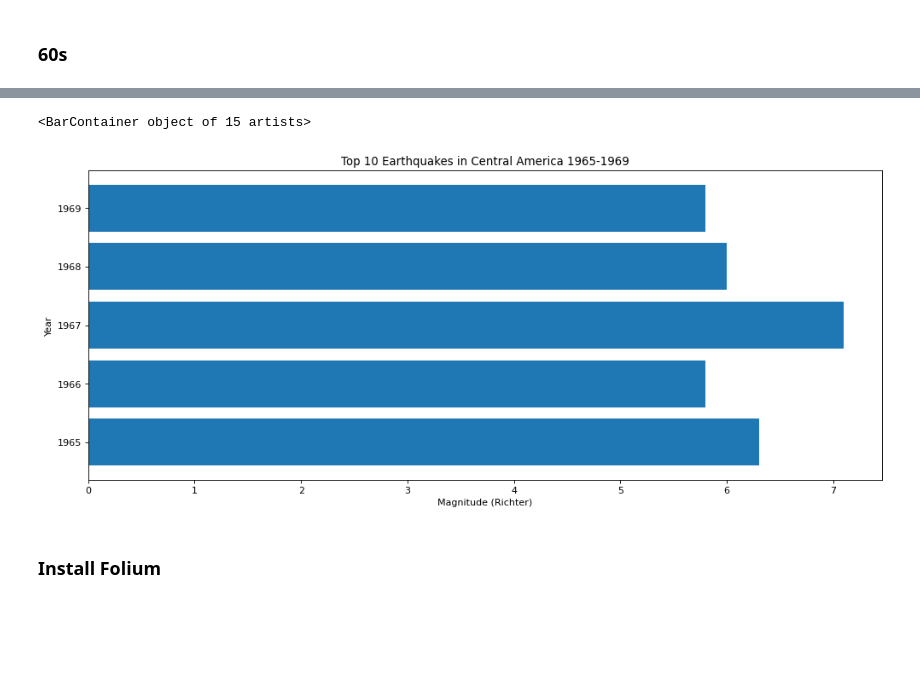
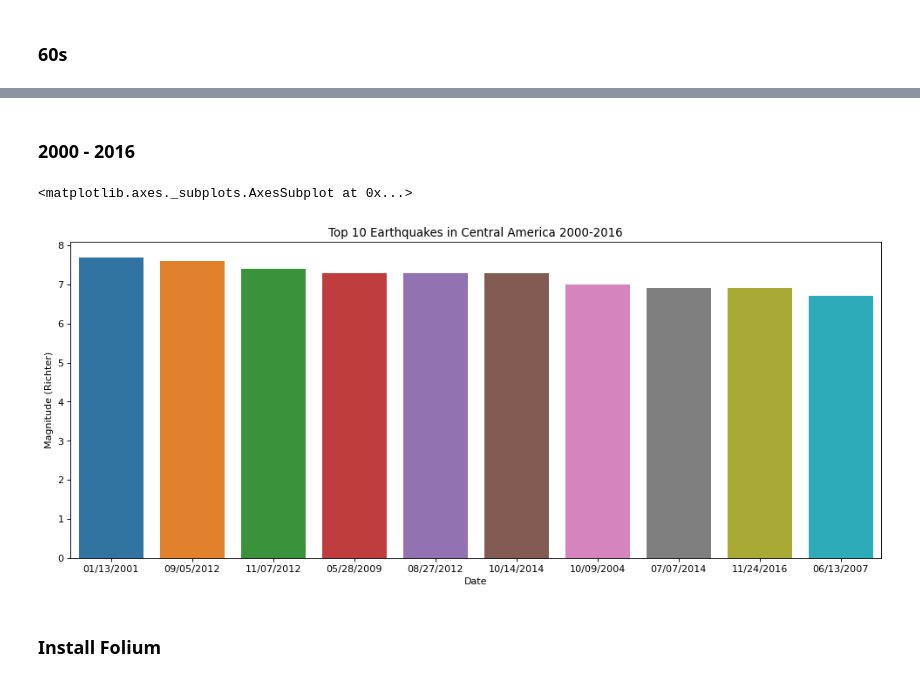
Before and after one commit to sotus30/Earthquakes_Central_America, a Jupyter notebook: Data Exploration 2.ipynb, the cells around one changed output, grey strips where cells are left out. Saved outputs shown, nothing was run; the diff lists cells and outputs as text; code cells hidden in the pictures; blank space fills up the shorter version.

```diff
--- a/Data Exploration 2.ipynb
+++ b/Data Exploration 2.ipynb
@@ -385,16 +453,21 @@ CA_60stop
+# %% [markdown]
+<h3> 2000 - 2016
 # %%
-y= CA_60stop['Magnitude'].values
+CA_00sindex = df_CA1[(df_CA1['year'] >= 2000) & (df_CA1['year'] <= 2016)].index
+
+CA_00stop5 = df_CA1.loc[CA_00sindex].nlargest(10, 'Magnitude')
+
 
 figure(num=None, figsize=(15, 6), dpi=80, facecolor='w', edgecolor='k')
 
-plt.title('Top 10 Earthquakes in Central America 1965-1969')
-plt.xlabel('Magnitude (Richter)')
-plt.ylabel('Year')
+plt.title('Top 10 Earthquakes in Central America 2000-2016')
+plt.xlabel('Date')
+plt.ylabel('Magnitude (Richter)')
 
-plt.barh(CA_60stop['year'].values, CA_60stop['Magnitude'].values)
+sns.barplot(CA_00stop5['Date'].values, CA_00stop5['Magnitude'].values)
 # %% [output]
-<BarContainer object of 15 artists>
+<matplotlib.axes._subplots.AxesSubplot at 0x...>
-[figure, old version]
+[figure, new version]
 # %% [markdown]
 <h3> Install Folium
 # %%
```
Also changed, not shown: parts of 14 cells of this notebook.
